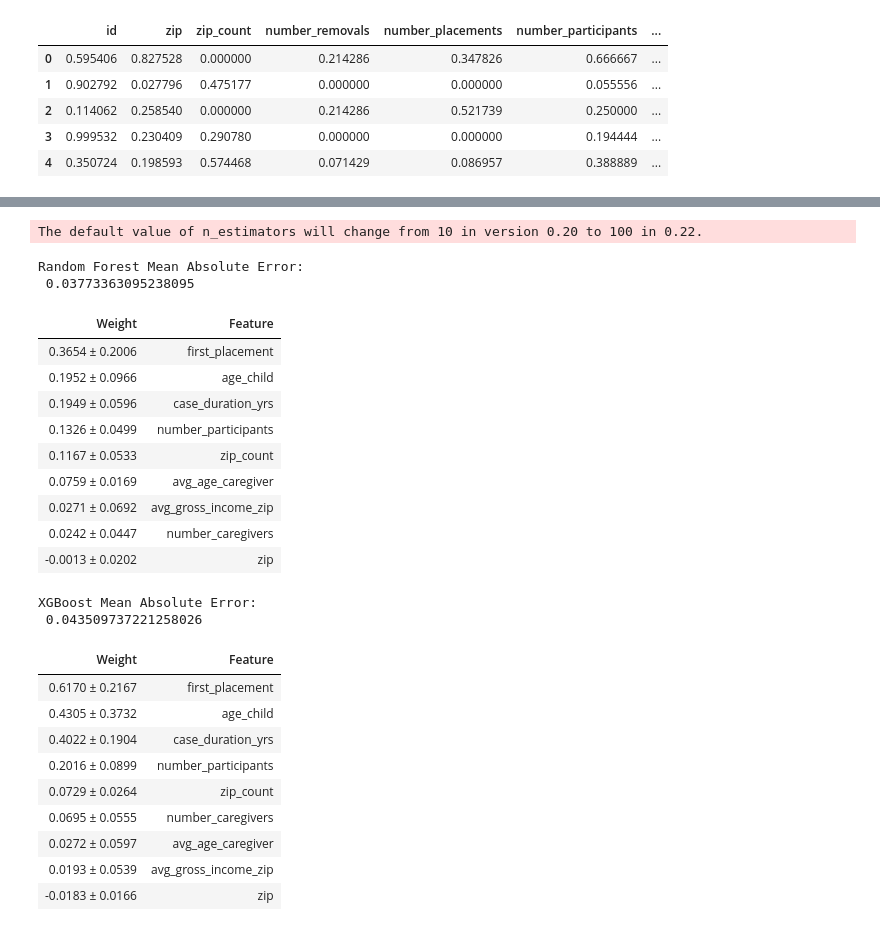
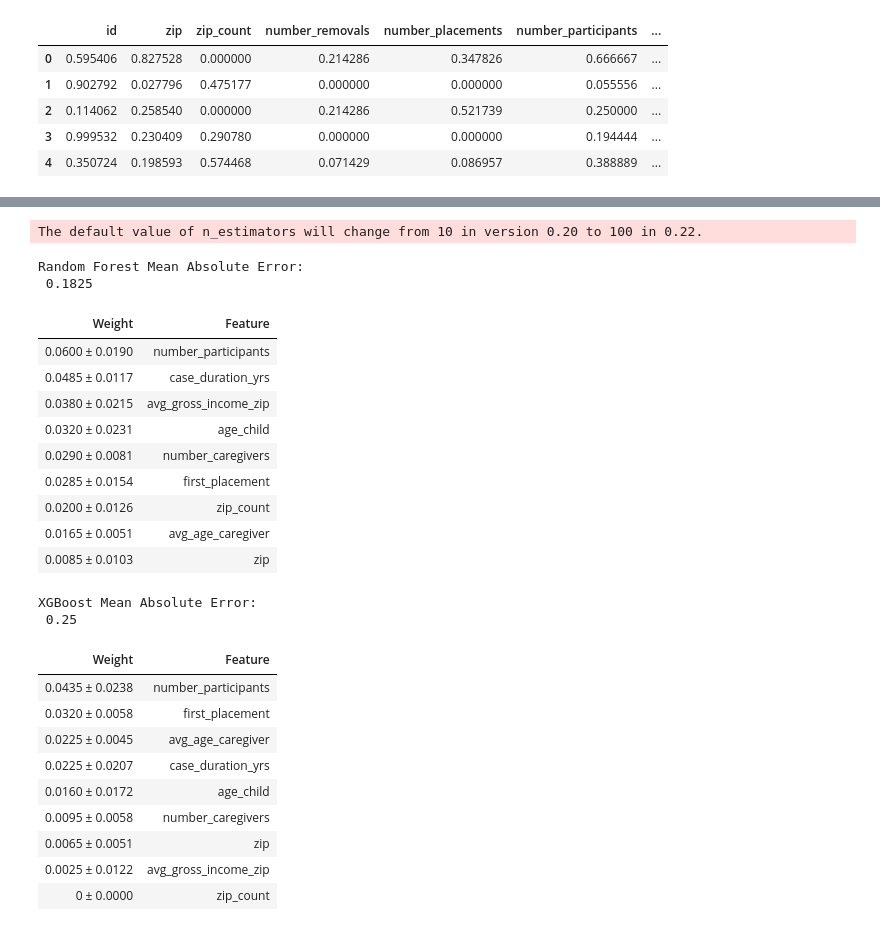
Before and after one commit to mathemacode/PSF_ERAU, a Jupyter notebook: Python/ml_modeling.ipynb, the cells around one changed output, grey strips where cells are left out. Cells and saved outputs as stored; diff of their text form; code cells hidden in the pictures.

Commit message:
Build classification models further

```diff
--- a/Python/ml_modeling.ipynb
+++ b/Python/ml_modeling.ipynb
@@ -64,38 +80,38 @@ features = ['zip', 'zip_count', 'number_participants',
 X = df_norm[features]
 
 # What to predict:
-y = df_norm.number_removals
+y = df_norm.multiple_removals
 
 # Train/test split
 train_X, val_X, train_y, val_y = train_test_split(X, y, random_state = 0)
 # %%
 # Random Forest
-rf_model = RandomForestRegressor(random_state=1)
+rf_model = RandomForestClassifier(random_state=1)
 rf_model.fit(train_X, train_y)
 
 rf_predictions = rf_model.predict(val_X)
 print("\nRandom Forest Mean Absolute Error: \n",
       mean_absolute_error(val_y, rf_predictions))
 
 perm = PermutationImportance(rf_model, random_state=1).fit(val_X, val_y)
 eli5.show_weights(perm, feature_names = val_X.columns.tolist())
 # %% [output]
 The default value of n_estimators will change from 10 in version 0.20 to 100 in 0.22.
 Random Forest Mean Absolute Error:
- 0.03773363095238095
+ 0.1825
 | Weight | Feature |
-| 0.3654 ± 0.2006 | first_placement |
-| 0.1952 ± 0.0966 | age_child |
-| 0.1949 ± 0.0596 | case_duration_yrs |
-| 0.1326 ± 0.0499 | number_participants |
-| 0.1167 ± 0.0533 | zip_count |
-| 0.0759 ± 0.0169 | avg_age_caregiver |
-| 0.0271 ± 0.0692 | avg_gross_income_zip |
-| 0.0242 ± 0.0447 | number_caregivers |
-| -0.0013 ± 0.0202 | zip |
+| 0.0600 ± 0.0190 | number_participants |
+| 0.0485 ± 0.0117 | case_duration_yrs |
+| 0.0380 ± 0.0215 | avg_gross_income_zip |
+| 0.0320 ± 0.0231 | age_child |
+| 0.0290 ± 0.0081 | number_caregivers |
+| 0.0285 ± 0.0154 | first_placement |
+| 0.0200 ± 0.0126 | zip_count |
+| 0.0165 ± 0.0051 | avg_age_caregiver |
+| 0.0085 ± 0.0103 | zip |
 # %%
 # XGBoost
-xg_model = XGBRegressor(n_estimators=500, learning_rate=0.05)
+xg_model = xgb.XGBClassifier(n_estimators=500, learning_rate=0.05)
 xg_model.fit(train_X, train_y,
              early_stopping_rounds=5,
              eval_set=[(val_X, val_y)],
@@ -109,16 +125,16 @@ perm = PermutationImportance(xg_model, random_state=1).fit(val_X, val_y)
 eli5.show_weights(perm, feature_names = val_X.columns.tolist())
 # %% [output]
 XGBoost Mean Absolute Error:
- 0.043509737221258026
+ 0.25
 | Weight | Feature |
-| 0.6170 ± 0.2167 | first_placement |
-| 0.4305 ± 0.3732 | age_child |
-| 0.4022 ± 0.1904 | case_duration_yrs |
-| 0.2016 ± 0.0899 | number_participants |
-| 0.0729 ± 0.0264 | zip_count |
-| 0.0695 ± 0.0555 | number_caregivers |
-| 0.0272 ± 0.0597 | avg_age_caregiver |
-| 0.0193 ± 0.0539 | avg_gross_income_zip |
-| -0.0183 ± 0.0166 | zip |
+| 0.0435 ± 0.0238 | number_participants |
+| 0.0320 ± 0.0058 | first_placement |
+| 0.0225 ± 0.0045 | avg_age_caregiver |
+| 0.0225 ± 0.0207 | case_duration_yrs |
+| 0.0160 ± 0.0172 | age_child |
+| 0.0095 ± 0.0058 | number_caregivers |
+| 0.0065 ± 0.0051 | zip |
+| 0.0025 ± 0.0122 | avg_gross_income_zip |
+| 0 ± 0.0000 | zip_count |
 # %%
 # Neural Network
```
Also changed, not shown: parts of 4 cells of this notebook, 3 other files.
